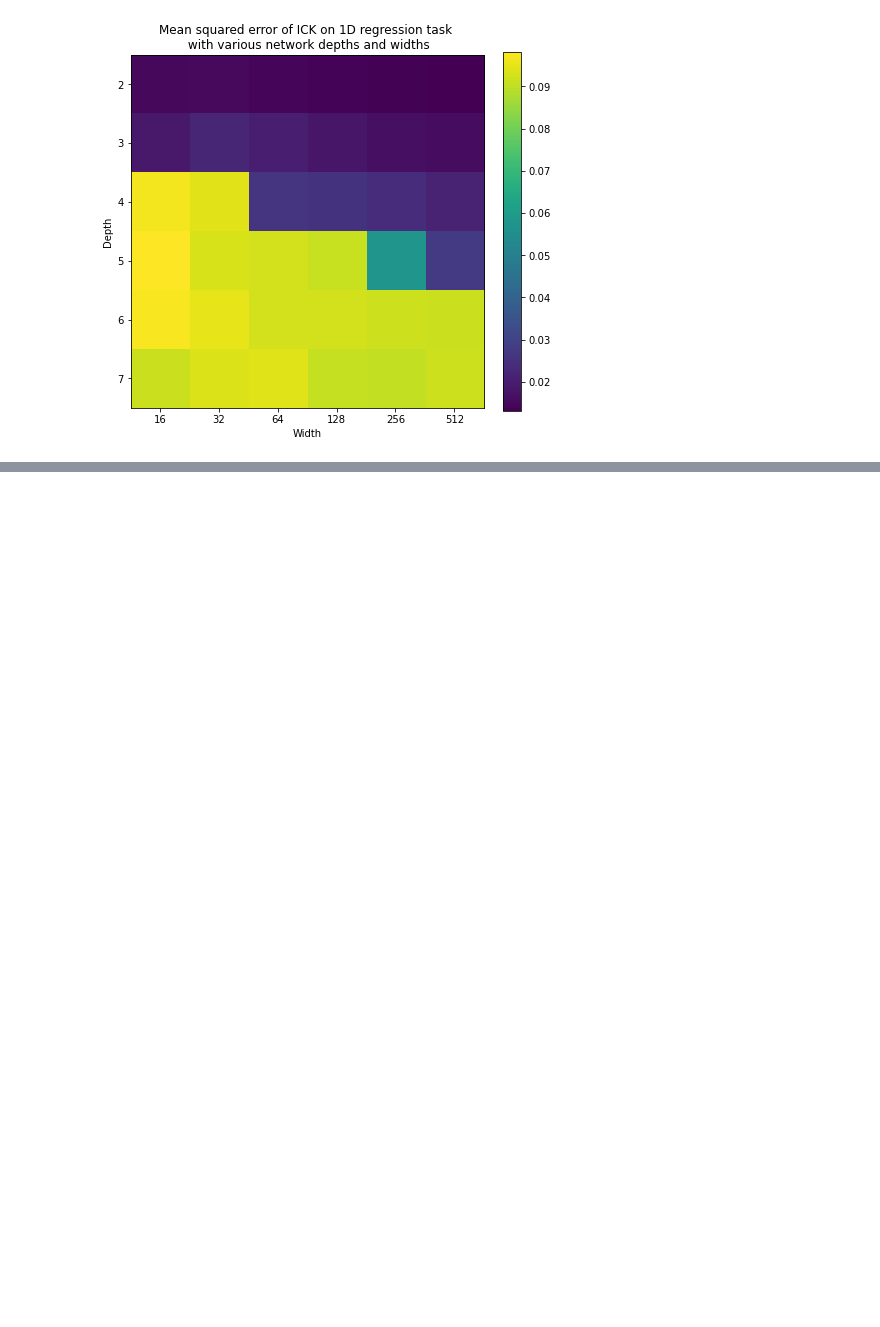
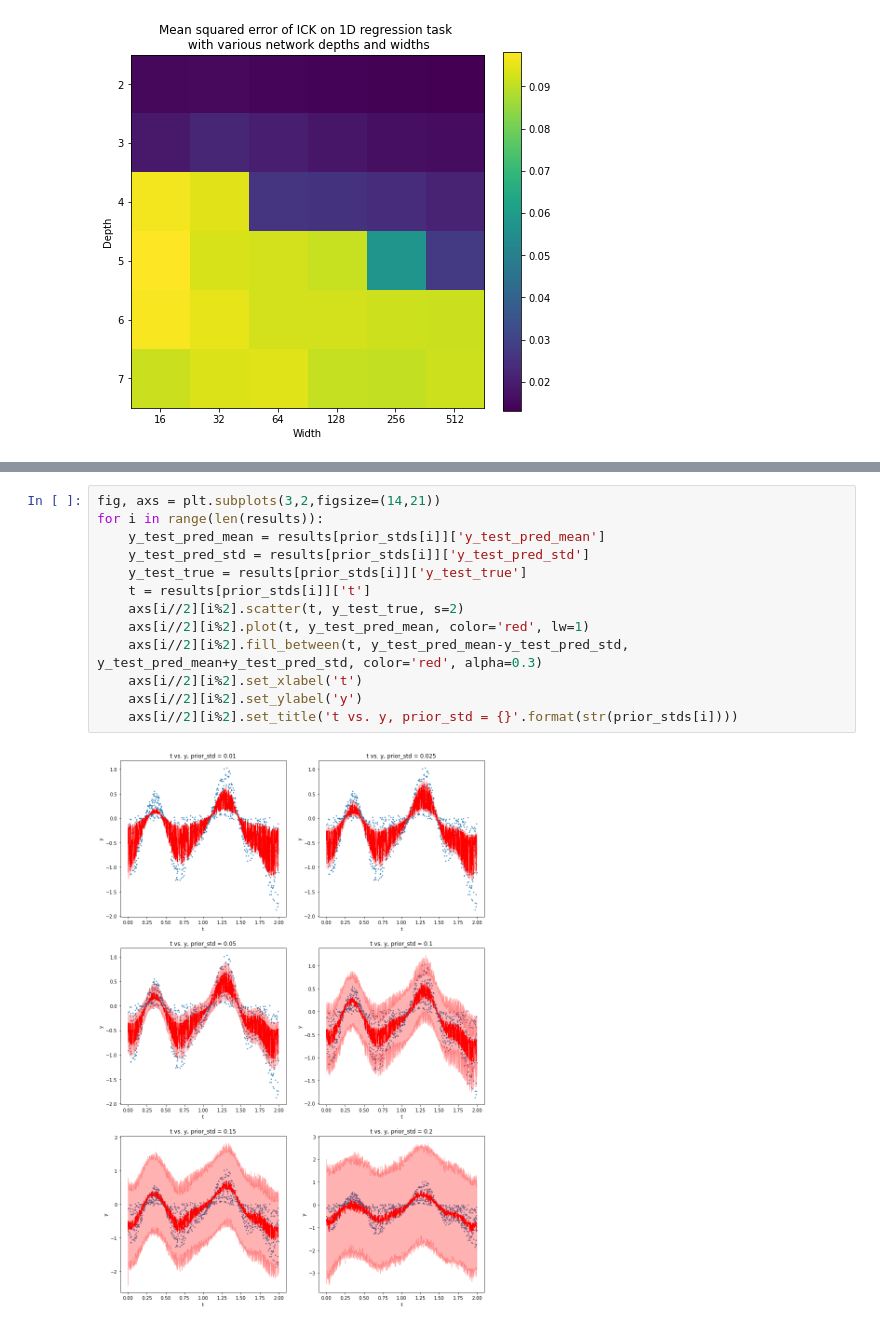
Before and after one commit to jzy95310/ICK, a Jupyter notebook: tutorial_1d_regression.ipynb, the cells around one changed output, grey strips where cells are left out. Cells and saved outputs as stored; diff of their text form; blank space fills up the shorter version.

```diff
--- a/tutorial_1d_regression.ipynb
+++ b/tutorial_1d_regression.ipynb
@@ -228,0 +325,15 @@ As we can see in the figure above, ICK prefers wider and shallower networks as i
+# %%
+fig, axs = plt.subplots(3,2,figsize=(14,21))
+for i in range(len(results)):
+    y_test_pred_mean = results[prior_stds[i]]['y_test_pred_mean']
+    y_test_pred_std = results[prior_stds[i]]['y_test_pred_std']
+    y_test_true = results[prior_stds[i]]['y_test_true']
+    t = results[prior_stds[i]]['t']
+    axs[i//2][i%2].scatter(t, y_test_true, s=2)
+    axs[i//2][i%2].plot(t, y_test_pred_mean, color='red', lw=1)
+    axs[i//2][i%2].fill_between(t, y_test_pred_mean-y_test_pred_std, y_test_pred_mean+y_test_pred_std, color='red', alpha=0.3)
+    axs[i//2][i%2].set_xlabel('t')
+    axs[i//2][i%2].set_ylabel('y')
+    axs[i//2][i%2].set_title('t vs. y, prior_std = {}'.format(str(prior_stds[i])))
+# %% [output]
+[figure, added]
```
Also changed, not shown: parts of 12 cells of this notebook, 5 other files.
